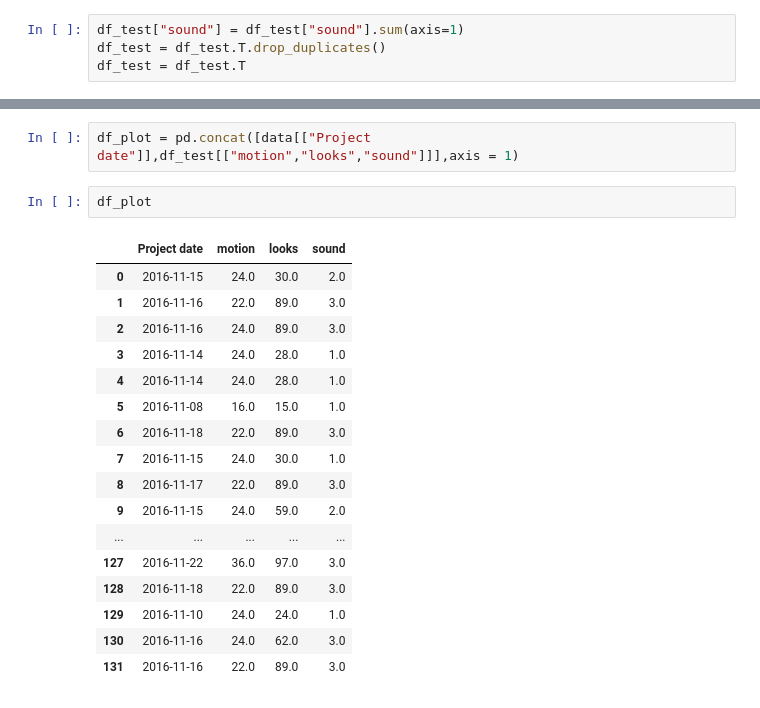
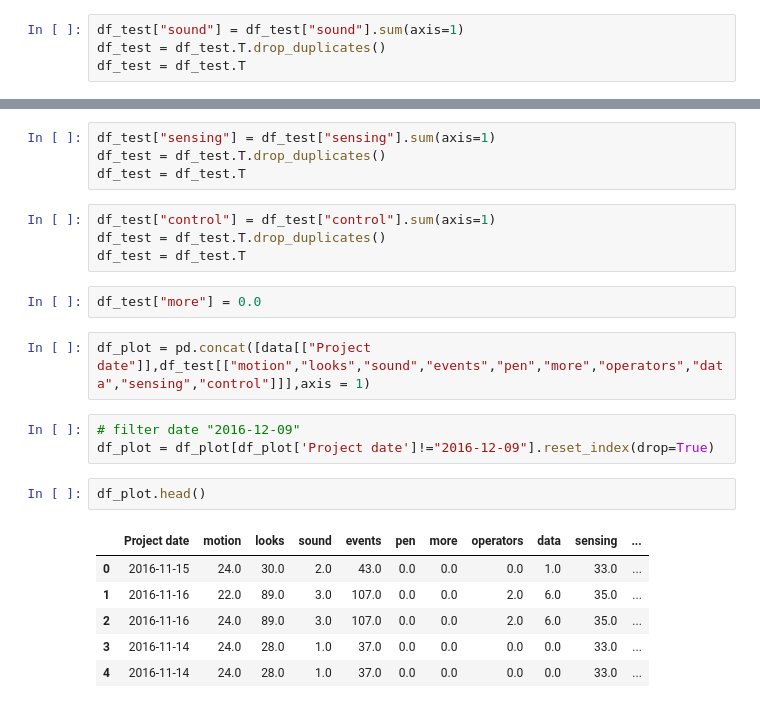
Before and after one commit to qinyuuu/stemc, a Jupyter notebook: Stacked Area Plot.ipynb, the cells around one changed output, grey strips where cells are left out. Cells and saved outputs as stored; diff of their text form.

```diff
--- a/Stacked Area Plot.ipynb
+++ b/Stacked Area Plot.ipynb
@@ -248,25 +166,27 @@ df_test[["motion","looks","sound"]]
+# %%
+df_test["sensing"] = df_test["sensing"].sum(axis=1)
+df_test = df_test.T.drop_duplicates()
+df_test = df_test.T
+# %%
+df_test["control"] = df_test["control"].sum(axis=1)
+df_test = df_test.T.drop_duplicates()
+df_test = df_test.T
+# %%
+df_test["more"] = 0.0
 # %%
-df_plot = pd.concat([data[["Project date"]],df_test[["motion","looks","sound"]]],axis = 1)
+df_plot = pd.concat([data[["Project date"]],df_test[["motion","looks","sound","events","pen","more","operators","data","sensing","control"]]],axis = 1)
+# %%
+# filter date "2016-12-09"
+df_plot = df_plot[df_plot['Project date']!="2016-12-09"].reset_index(drop=True)
 # %%
-df_plot
+df_plot.head()
 # %% [output]
-|  | Project date | motion | looks | sound |
-| 0 | 2016-11-15 | 24.0 | 30.0 | 2.0 |
-| 1 | 2016-11-16 | 22.0 | 89.0 | 3.0 |
-| 2 | 2016-11-16 | 24.0 | 89.0 | 3.0 |
-| 3 | 2016-11-14 | 24.0 | 28.0 | 1.0 |
-| 4 | 2016-11-14 | 24.0 | 28.0 | 1.0 |
-| 5 | 2016-11-08 | 16.0 | 15.0 | 1.0 |
-| 6 | 2016-11-18 | 22.0 | 89.0 | 3.0 |
-| 7 | 2016-11-15 | 24.0 | 30.0 | 1.0 |
-| 8 | 2016-11-17 | 22.0 | 89.0 | 3.0 |
-| 9 | 2016-11-15 | 24.0 | 59.0 | 2.0 |
-| ... | ... | ... | ... | ... |
-| 127 | 2016-11-22 | 36.0 | 97.0 | 3.0 |
-| 128 | 2016-11-18 | 22.0 | 89.0 | 3.0 |
-| 129 | 2016-11-10 | 24.0 | 24.0 | 1.0 |
-| 130 | 2016-11-16 | 24.0 | 62.0 | 3.0 |
-| 131 | 2016-11-16 | 22.0 | 89.0 | 3.0 |
+|  | Project date | motion | looks | sound | events | pen | more | operators | data | sensing | ... |
+| 0 | 2016-11-15 | 24.0 | 30.0 | 2.0 | 43.0 | 0.0 | 0.0 | 0.0 | 1.0 | 33.0 | ... |
+| 1 | 2016-11-16 | 22.0 | 89.0 | 3.0 | 107.0 | 0.0 | 0.0 | 2.0 | 6.0 | 35.0 | ... |
+| 2 | 2016-11-16 | 24.0 | 89.0 | 3.0 | 107.0 | 0.0 | 0.0 | 2.0 | 6.0 | 35.0 | ... |
+| 3 | 2016-11-14 | 24.0 | 28.0 | 1.0 | 37.0 | 0.0 | 0.0 | 0.0 | 0.0 | 33.0 | ... |
+| 4 | 2016-11-14 | 24.0 | 28.0 | 1.0 | 37.0 | 0.0 | 0.0 | 0.0 | 0.0 | 33.0 | ... |
 # %%
 # actual date
 trace_motion = dict(
```
Also changed, not shown: parts of 13 cells of this notebook.
